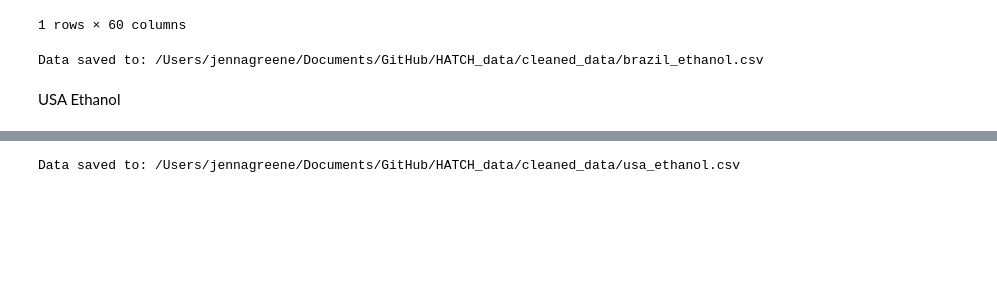
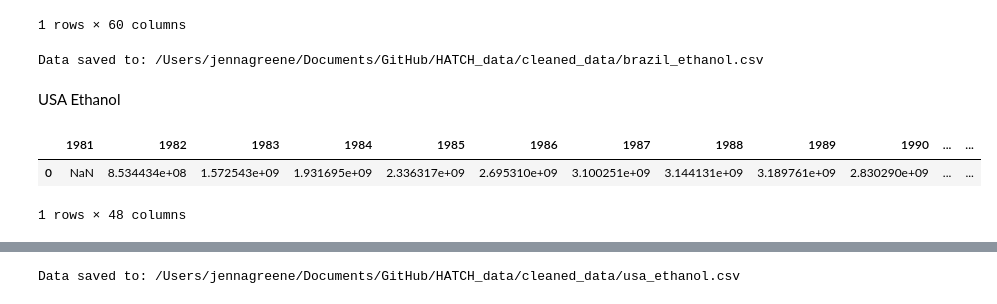
Before and after one commit to jennagreene22/HATCH_data, a Jupyter notebook: reading_files/read_ethanol.ipynb, the cells around one changed output, grey strips where cells are left out. Cells and saved outputs as stored; diff of their text form; code cells hidden in the pictures; blank space fills up the shorter version.

```diff
--- a/reading_files/read_ethanol.ipynb
+++ b/reading_files/read_ethanol.ipynb
@@ -72,9 +74,14 @@ ethanol_usa.columns = [col if not isinstance(col, tuple) else col[0] for col in
 # %%
 ethanol_usa['Data Source'] = 'USDA Economic Research Service'
 ethanol_usa['Technology Name'] = 'Ethanol'
 ethanol_usa['Country Name'] = 'United States'
 ethanol_usa['Spatial Scale'] = 'National'
 ethanol_usa['Metric'] = 'Annual Production'
 ethanol_usa['Unit'] = 'Liters'
 ethanol_usa['Country Code'] = coco.convert(names=ethanol_usa['Country Name'], to='iso2')
+ethanol_usa
+# %% [output]
+|  | 1981 | 1982 | 1983 | 1984 | 1985 | 1986 | 1987 | 1988 | 1989 | 1990 | ... | ... |
+| 0 | NaN | 8.534434e+08 | 1.572543e+09 | 1.931695e+09 | 2.336317e+09 | 2.695310e+09 | 3.100251e+09 | 3.144131e+09 | 3.189761e+09 | 2.830290e+09 | ... | ... |
+1 rows × 48 columns
 # %%
```
Also changed, not shown: parts of 2 cells of this notebook, 24 other files.
